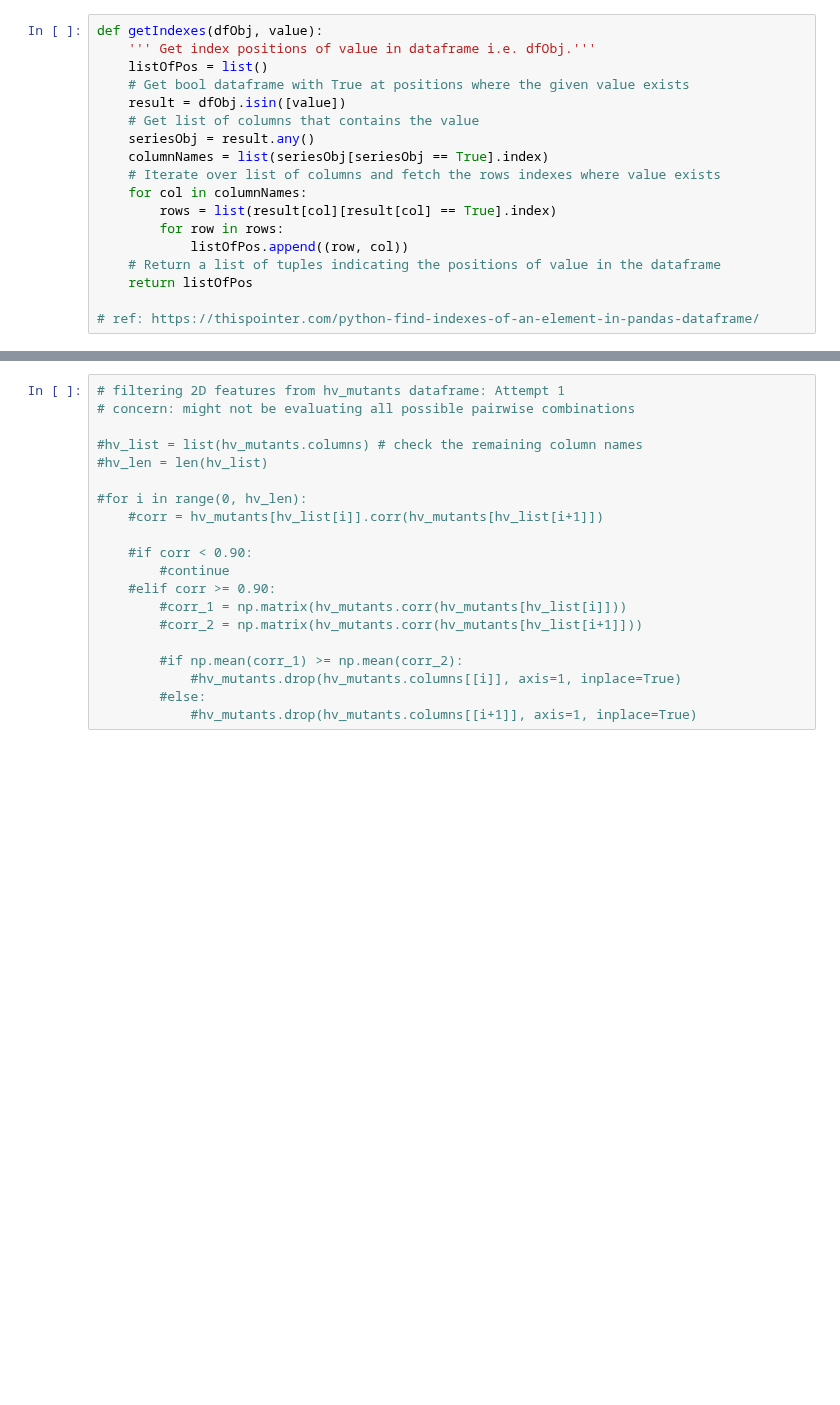
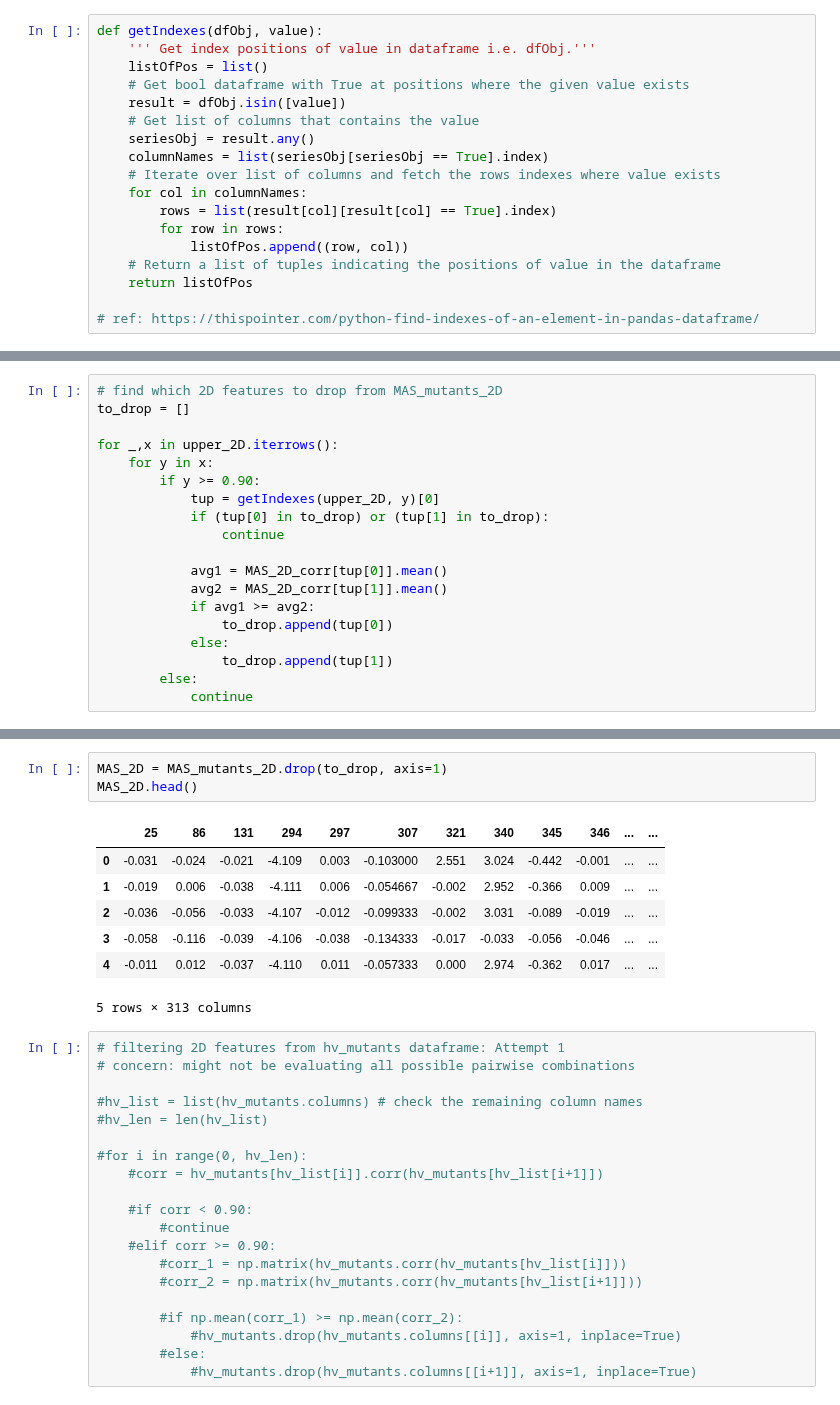
Before and after one commit to dna-witch/p53_Rescue_Mutants, a Jupyter notebook: notebooks/3.0-sm-preprocessing.ipynb, the cells around one changed output, grey strips where cells are left out. Cells and saved outputs as stored; diff of their text form; blank space fills up the shorter version.

```diff
--- a/notebooks/3.0-sm-preprocessing.ipynb
+++ b/notebooks/3.0-sm-preprocessing.ipynb
@@ -351,0 +379,19 @@ for i in range(0, MAS_len):
+# %%
+# find which 2D features to drop from MAS_mutants_2D
+to_drop = []
+
+for _,x in upper_2D.iterrows():
+    for y in x:
+        if y >= 0.90:
+            tup = getIndexes(upper_2D, y)[0]
+            if (tup[0] in to_drop) or (tup[1] in to_drop):
+                continue
+
+            avg1 = MAS_2D_corr[tup[0]].mean()
+            avg2 = MAS_2D_corr[tup[1]].mean()
+            if avg1 >= avg2:
+                to_drop.append(tup[0])
+            else:
+                to_drop.append(tup[1])
+        else:
+            continue
@@ -359,3 +404,14 @@ KeyError: '[  11  293  294  302  305  721  724  731  732  736  737  738  739  74
+# %%
+MAS_2D = MAS_mutants_2D.drop(to_drop, axis=1)
+MAS_2D.head()
+# %% [output]
+|  | 25 | 86 | 131 | 294 | 297 | 307 | 321 | 340 | 345 | 346 | ... | ... |
+| 0 | -0.031 | -0.024 | -0.021 | -4.109 | 0.003 | -0.103000 | 2.551 | 3.024 | -0.442 | -0.001 | ... | ... |
+| 1 | -0.019 | 0.006 | -0.038 | -4.111 | 0.006 | -0.054667 | -0.002 | 2.952 | -0.366 | 0.009 | ... | ... |
+| 2 | -0.036 | -0.056 | -0.033 | -4.107 | -0.012 | -0.099333 | -0.002 | 3.031 | -0.089 | -0.019 | ... | ... |
+| 3 | -0.058 | -0.116 | -0.039 | -4.106 | -0.038 | -0.134333 | -0.017 | -0.033 | -0.056 | -0.046 | ... | ... |
+| 4 | -0.011 | 0.012 | -0.037 | -4.110 | 0.011 | -0.057333 | 0.000 | 2.974 | -0.362 | 0.017 | ... | ... |
+5 rows × 313 columns
 # %%
 # filtering 2D features from hv_mutants dataframe: Attempt 1
 # concern: might not be evaluating all possible pairwise combinations
```
Also changed, not shown: parts of 16 cells of this notebook.
